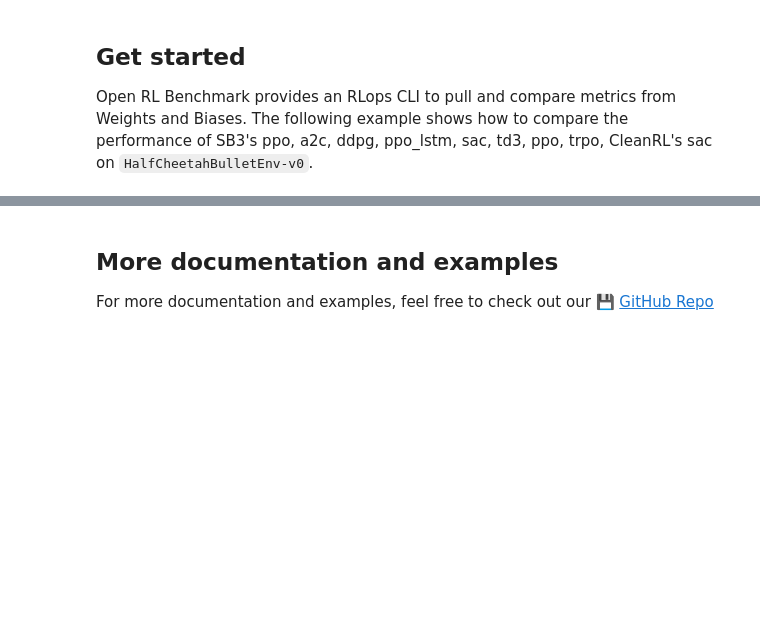
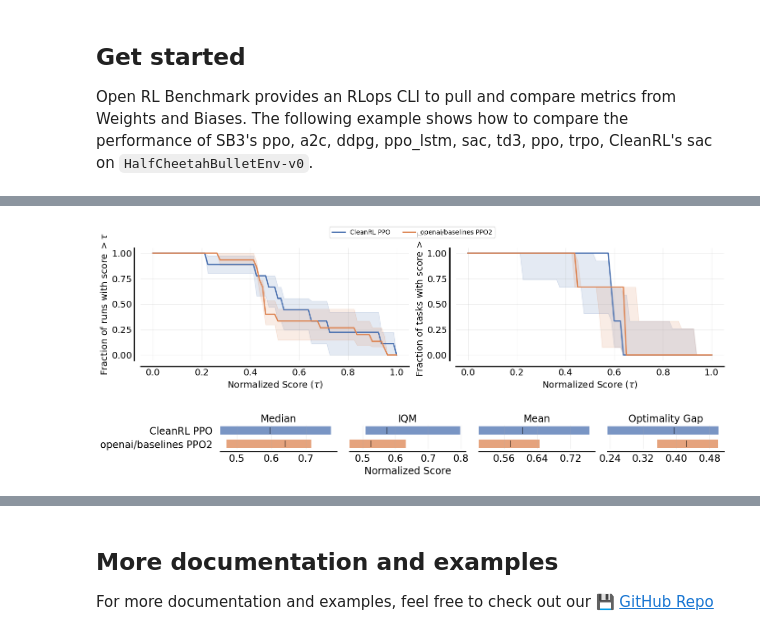
Before and after one commit to openrlbenchmark/openrlbenchmark, a Jupyter notebook: README.ipynb, the cells around one changed output, grey strips where cells are left out. Cells and saved outputs as stored; diff of their text form; code cells hidden in the pictures; blank space fills up the shorter version.

```diff
--- a/README.ipynb
+++ b/README.ipynb
@@ -102,2 +121,10 @@ Image('compare.png')
+# %%
+Image('static/0compare_performance_profile.png')
+# %% [output]
+[figure, added]
+# %%
+Image('static/0compare_aggregate.png')
+# %% [output]
+[figure, added]
 # %%
 from IPython.display import Markdown
```
Also changed, not shown: parts of 11 cells of this notebook, 25 other files.
